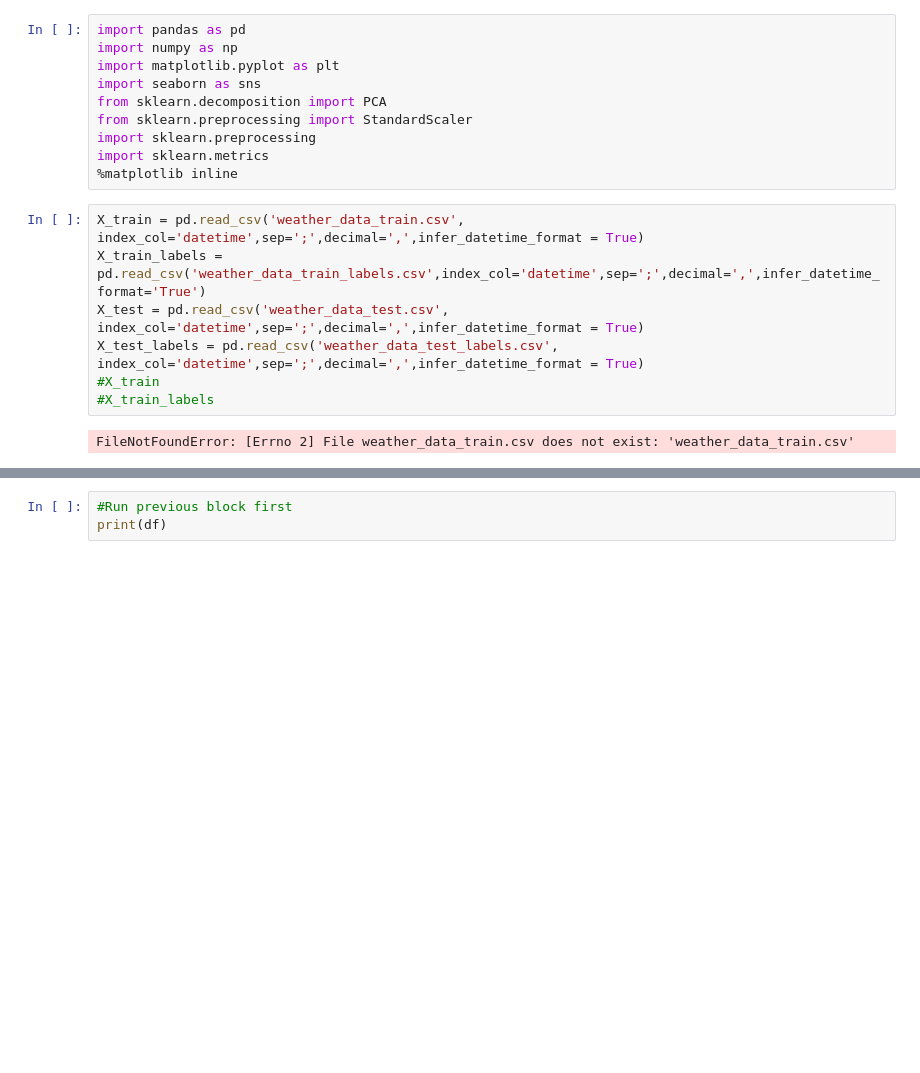
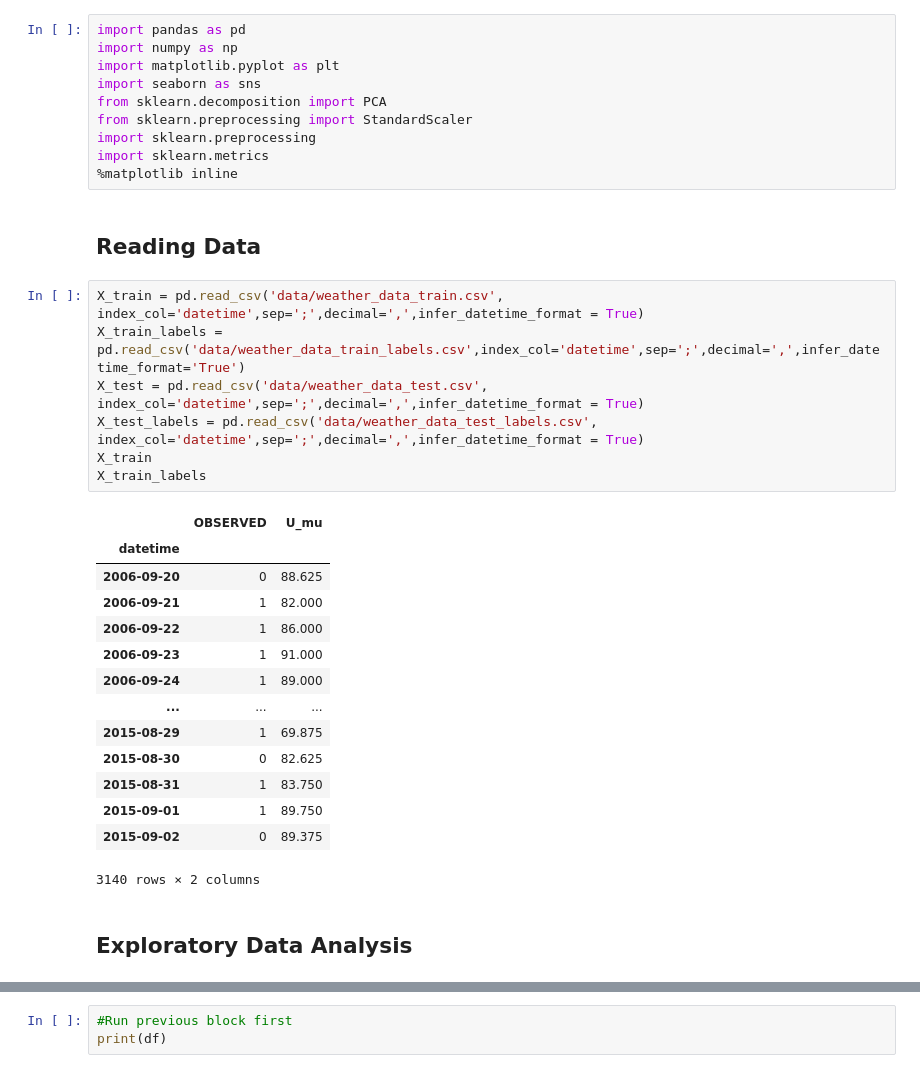
Before and after one commit to atreyaray/Helsinki-Weather-Data, a Jupyter notebook: WeatherCode.ipynb, the cells around one changed output, grey strips where cells are left out. Cells and saved outputs as stored; diff of their text form; blank space fills up the shorter version.

Commit message:
changed folder name to data and img output folder

```diff
--- a/WeatherCode.ipynb
+++ b/WeatherCode.ipynb
@@ -8,15 +10,32 @@ from sklearn.preprocessing import StandardScaler
 import sklearn.preprocessing
 import sklearn.metrics
 %matplotlib inline
+# %% [markdown]
+## Reading Data
 # %%
-X_train = pd.read_csv('weather_data_train.csv', index_col='datetime',sep=';',decimal=',',infer_datetime_format = True)
-X_train_labels = pd.read_csv('weather_data_train_labels.csv',index_col='datetime',sep=';',decimal=',',infer_datetime_format='True')
-X_test = pd.read_csv('weather_data_test.csv', index_col='datetime',sep=';',decimal=',',infer_datetime_format = True)
-X_test_labels = pd.read_csv('weather_data_test_labels.csv', index_col='datetime',sep=';',decimal=',',infer_datetime_format = True)
-#X_train
-#X_train_labels
+X_train = pd.read_csv('data/weather_data_train.csv', index_col='datetime',sep=';',decimal=',',infer_datetime_format = True)
+X_train_labels = pd.read_csv('data/weather_data_train_labels.csv',index_col='datetime',sep=';',decimal=',',infer_datetime_format='True')
+X_test = pd.read_csv('data/weather_data_test.csv', index_col='datetime',sep=';',decimal=',',infer_datetime_format = True)
+X_test_labels = pd.read_csv('data/weather_data_test_labels.csv', index_col='datetime',sep=';',decimal=',',infer_datetime_format = True)
+X_train
+X_train_labels
 # %% [output]
+|  | OBSERVED | U_mu |
+| datetime |  |  |
+| 2006-09-20 | 0 | 88.625 |
+| 2006-09-21 | 1 | 82.000 |
+| 2006-09-22 | 1 | 86.000 |
+| 2006-09-23 | 1 | 91.000 |
+| 2006-09-24 | 1 | 89.000 |
+| ... | ... | ... |
+| 2015-08-29 | 1 | 69.875 |
+| 2015-08-30 | 0 | 82.625 |
+| 2015-08-31 | 1 | 83.750 |
+| 2015-09-01 | 1 | 89.750 |
+| 2015-09-02 | 0 | 89.375 |
-FileNotFoundError: [Errno 2] File weather_data_train.csv does not exist: 'weather_data_train.csv'
+3140 rows × 2 columns
+# %% [markdown]
+## Exploratory Data Analysis
 # %%
 #2.1 Histograms
 df = X_train
```
Also changed, not shown: parts of 8 cells of this notebook, 10 other files.
